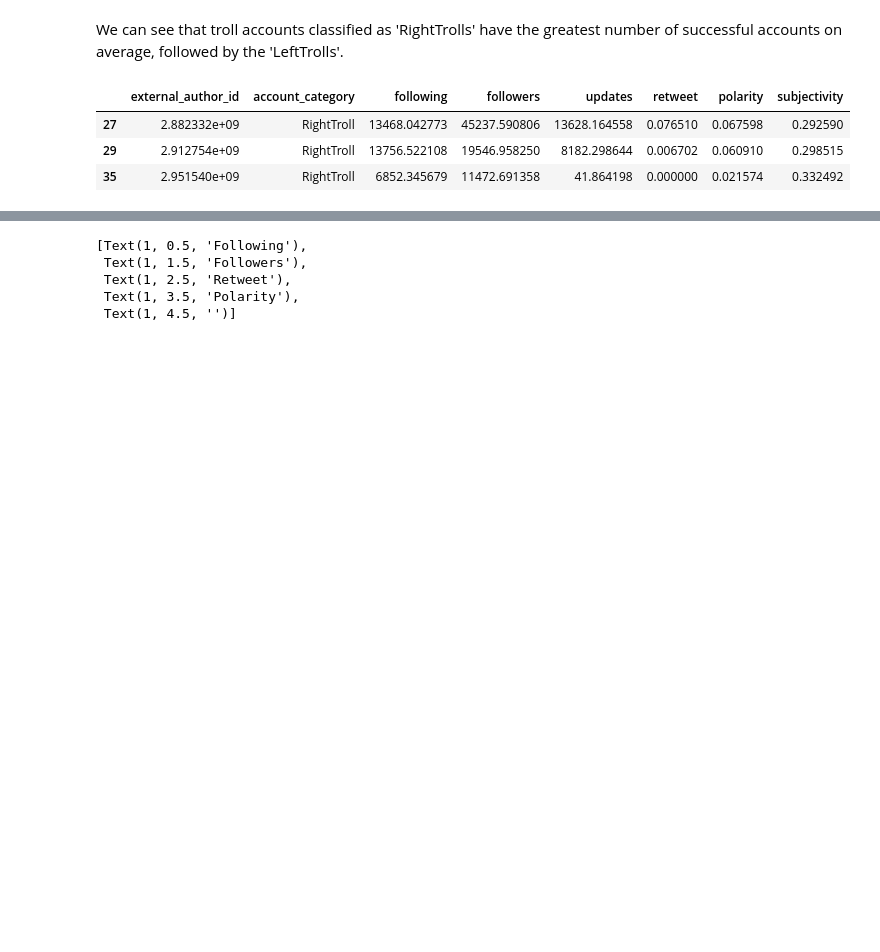
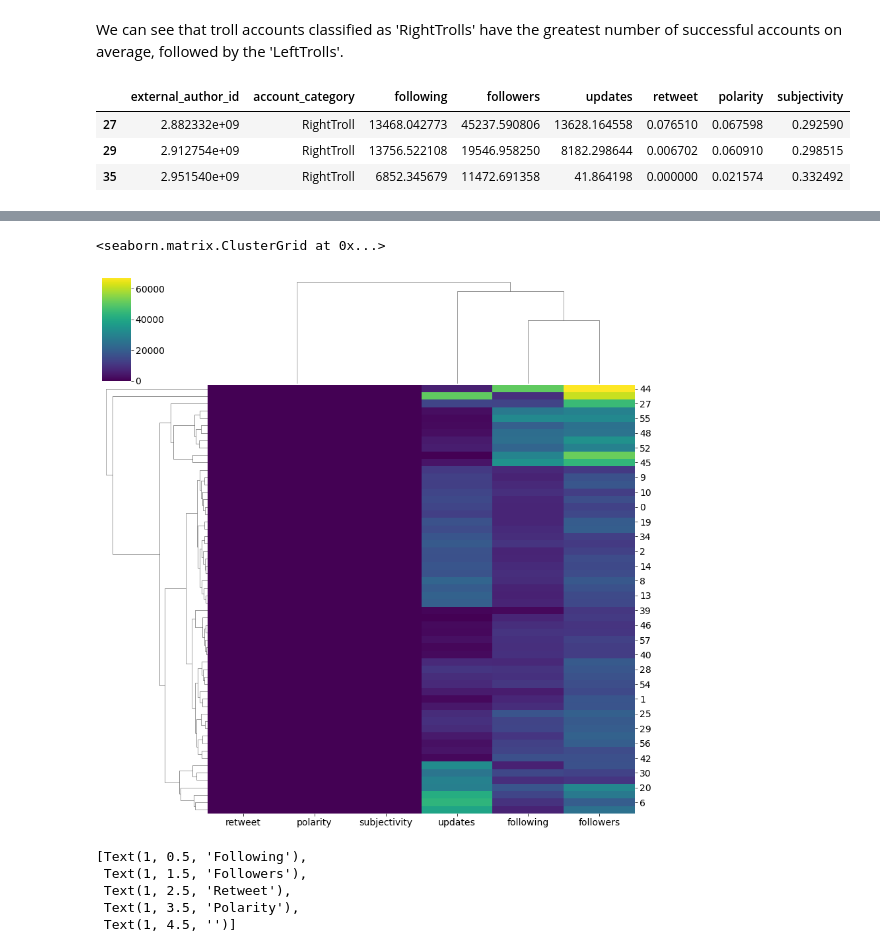
Before and after one commit to fahm1/portfolio, a Jupyter notebook: Troll Tweet Analysis/tweet_analysis_notebook.ipynb, the cells around one changed output, grey strips where cells are left out. Cells and saved outputs as stored; diff of their text form; code cells hidden in the pictures; blank space fills up the shorter version.

```diff
--- a/Troll Tweet Analysis/tweet_analysis_notebook.ipynb
+++ b/Troll Tweet Analysis/tweet_analysis_notebook.ipynb
@@ -459,3 +477,8 @@ mask_right = np.tril(np.ones_like(df_corr, dtype=bool))
+# %%
+sns.clustermap(df_plot.drop(columns=['external_author_id', 'account_category']), cmap='viridis', figsize=(12, 12))
+# %% [output]
+<seaborn.matrix.ClusterGrid at 0x...>
+[figure, added]
 # %%
 plt.figure(figsize=(16, 16))
 ax1_labels = ['', 'Followers', 'Retweet', 'Polarity', 'Subjectivity']
```
Also changed, not shown: parts of 6 cells of this notebook, 2 other files.
